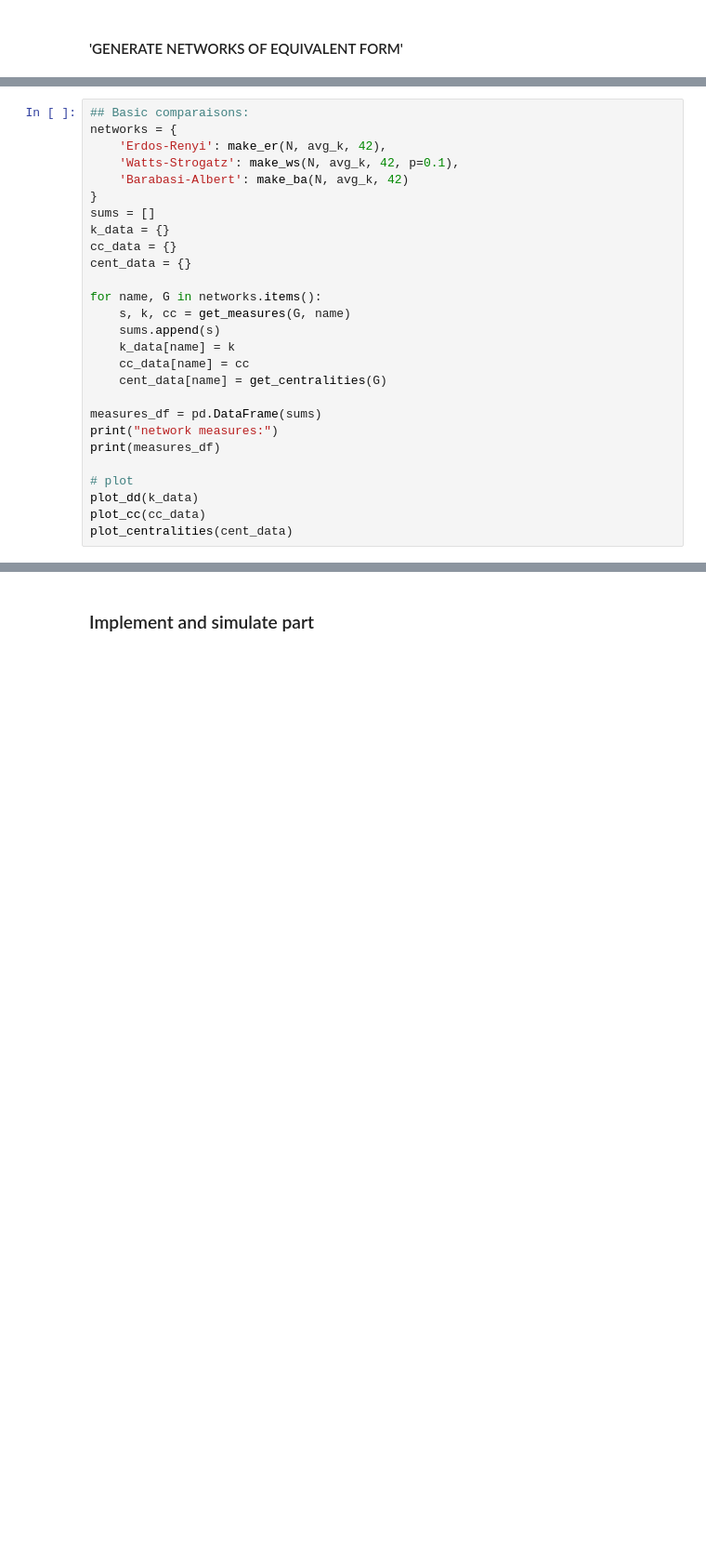
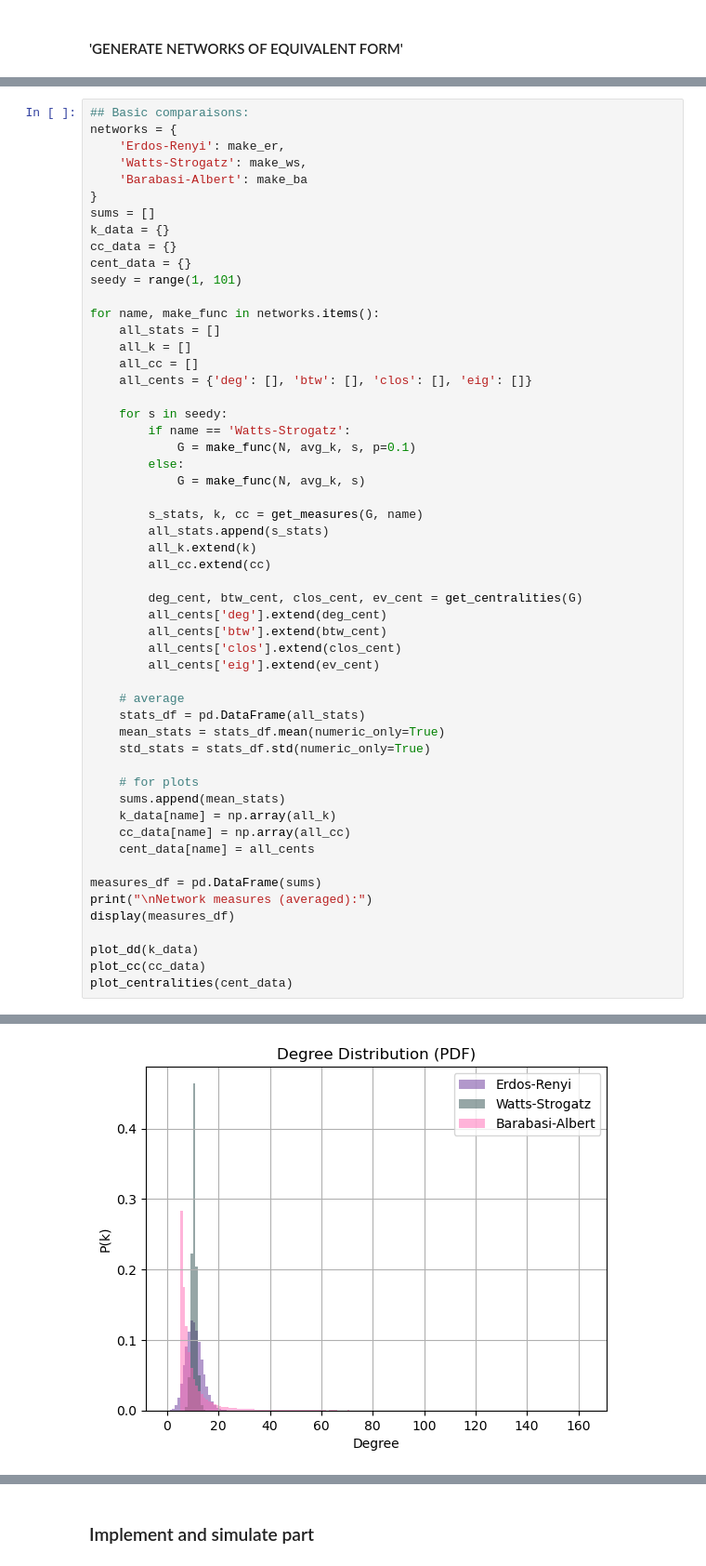
Before and after one commit to prewsei/ICLS_A2, a Jupyter notebook: Assignment2.ipynb, the cells around one changed output, grey strips where cells are left out. Shown at 93% size. Drawn from its saved outputs; the diff is of its cells as text; blank space fills up the shorter version.

Commit message:
actually avg for basic measures + fix func + adapt for nx error msg'

```diff
--- a/Assignment2.ipynb
+++ b/Assignment2.ipynb
@@ -332,27 +341,55 @@ def plot_centralities(cent_data):
 # %%
 ## Basic comparaisons:
 networks = {
-    'Erdos-Renyi': make_er(N, avg_k, 42),
-    'Watts-Strogatz': make_ws(N, avg_k, 42, p=0.1),
-    'Barabasi-Albert': make_ba(N, avg_k, 42)
+    'Erdos-Renyi': make_er,
+    'Watts-Strogatz': make_ws,
+    'Barabasi-Albert': make_ba
 }
 sums = []
 k_data = {}
 cc_data = {}
 cent_data = {}
+seedy = range(1, 101)
 
-for name, G in networks.items():
-    s, k, cc = get_measures(G, name)
-    sums.append(s)
-    k_data[name] = k
-    cc_data[name] = cc
-    cent_data[name] = get_centralities(G)
+for name, make_func in networks.items():
+    all_stats = []
+    all_k = []
+    all_cc = []
+    all_cents = {'deg': [], 'btw': [], 'clos': [], 'eig': []}
+
+    for s in seedy:
+        if name == 'Watts-Strogatz':
+            G = make_func(N, avg_k, s, p=0.1)
+        else:
+            G = make_func(N, avg_k, s)
+
+        s_stats, k, cc = get_measures(G, name)
+        all_stats.append(s_stats)
+        all_k.extend(k)
+        all_cc.extend(cc)
+
+        deg_cent, btw_cent, clos_cent, ev_cent = get_centralities(G)
+        all_cents['deg'].extend(deg_cent)
+        all_cents['btw'].extend(btw_cent)
+        all_cents['clos'].extend(clos_cent)
+        all_cents['eig'].extend(ev_cent)
+
+    # average
+    stats_df = pd.DataFrame(all_stats)
+    mean_stats = stats_df.mean(numeric_only=True)
+    std_stats = stats_df.std(numeric_only=True)
+
+    # for plots
+    sums.append(mean_stats)
+    k_data[name] = np.array(all_k)
+    cc_data[name] = np.array(all_cc)
+    cent_data[name] = all_cents
 
 measures_df = pd.DataFrame(sums)
-print("network measures:")
-print(measures_df)
+print("\nNetwork measures (averaged):")
+display(measures_df)
 
-# plot
 plot_dd(k_data)
 plot_cc(cc_data)
 plot_centralities(cent_data)
+# %% [output]
@@ -358,0 +401 @@ plot_centralities(cent_data)
+[figure, added]
```
Also changed, not shown: parts of 3 cells of this notebook.
